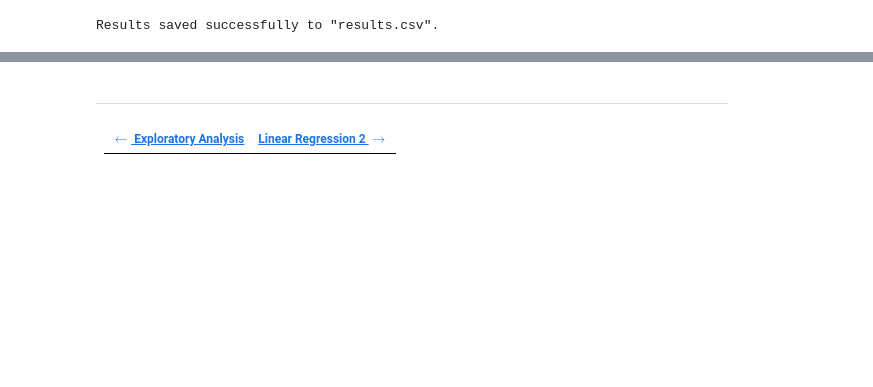
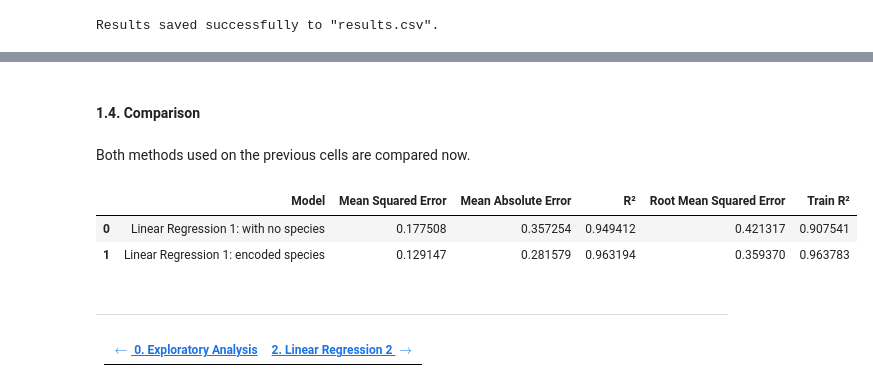
Before and after one commit to joaoalexarruda/fishcatch, a Jupyter notebook: notebooks/n1_linear_regression_1.ipynb, the cells around one changed output, grey strips where cells are left out. Saved outputs shown, nothing was run; the diff lists cells and outputs as text; code cells hidden in the pictures; blank space fills up the shorter version.

```diff
--- a/notebooks/n1_linear_regression_1.ipynb
+++ b/notebooks/n1_linear_regression_1.ipynb
@@ -313,3 +313,14 @@ plot_regression(
     title="Using All Numerical Features\nSpecies included in the model")
 # %% [output]
 [figure]
+# %% [markdown]
+#### 1.4. Comparison
+# %% [markdown]
+Both methods used on the previous cells are compared now.
+# %%
+df_compare = pd.read_csv('results.csv')
+df_compare
+# %% [output]
+|  | Model | Mean Squared Error | Mean Absolute Error | R² | Root Mean Squared Error | Train R² |
+| 0 | Linear Regression 1: with no species | 0.177508 | 0.357254 | 0.949412 | 0.421317 | 0.907541 |
+| 1 | Linear Regression 1: encoded species | 0.129147 | 0.281579 | 0.963194 | 0.359370 | 0.963783 |
@@ -316,5 +329,5 @@ plot_regression(
 # %% [markdown]
 ### <hr>
 
-| [$\leftarrow$ Exploratory Analysis ](n0_exploratory_analysis.ipynb) | [Linear Regression 2 $\rightarrow$](n2_linear_regression_2.ipynb) |
+| [$\leftarrow$ 0. Exploratory Analysis ](n0_exploratory_analysis.ipynb) | [2. Linear Regression 2 $\rightarrow$](n2_linear_regression_2.ipynb) |
 | :-----------------------------------------------------------------: | :---------------------------------------------------------------: |
```
Also changed, not shown: parts of 6 cells of this notebook, 6 other files.
